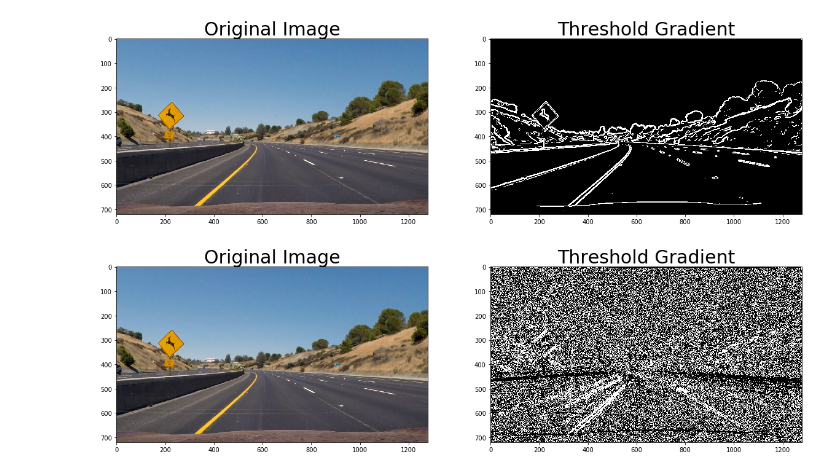
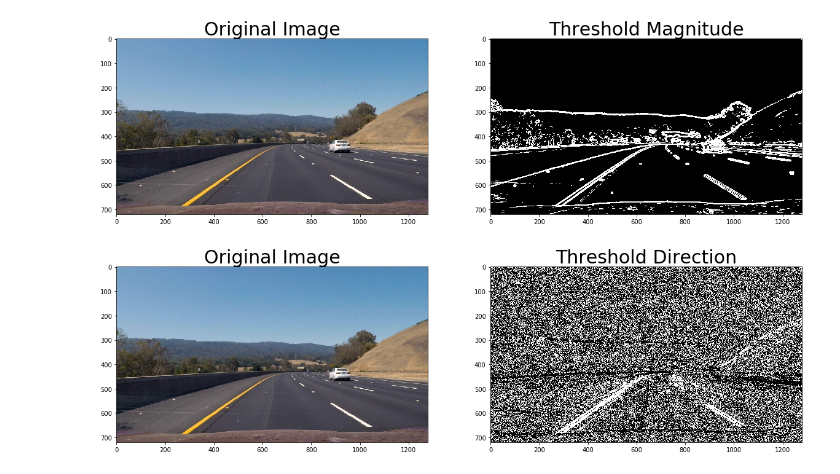
Before and after one commit to nguyenbuiUCSD/Advanced-Lane-Finding, a Jupyter notebook: lane_finder/test_lane_finder.ipynb, the cells around one changed output. Saved outputs shown, nothing was run; the diff lists cells and outputs as text; code cells hidden in the pictures.

```diff
--- a/lane_finder/test_lane_finder.ipynb
+++ b/lane_finder/test_lane_finder.ipynb
@@ -11,0 +7,3 @@ Done ...
+# %%
+lanefinder = Lanefinder()
+image = mpimg.imread("../test_images/test1.jpg")
@@ -12,24 +35,22 @@ Done ...
 # %%
-image = mpimg.imread("../test_images/test2.jpg")
-image_threshold_gradient=lanefinder.magnitude_threshold(image, sobel_kernel=15, magnitude_threshold=(50, 200))
+mag_binary=lanefinder.magnitude_threshold(image, sobel_kernel=15, magnitude_threshold=(20, 200))
 #Plot
 f, (ax11, ax12) = plt.subplots(1, 2, figsize=(20,10))
 ax11.imshow(image)
 ax11.set_title('Original Image', fontsize=30)
-ax12.imshow(image_threshold_gradient, cmap='gray')
-ax12.set_title('Threshold Gradient', fontsize=30)
+ax12.imshow(mag_binary, cmap='gray')
+ax12.set_title('Threshold Magnitude', fontsize=30)
 plt.show()
 # %% [output]
-[figure, old version]
+[figure, new version]
 # %%
-image = mpimg.imread("../test_images/test2.jpg")
-image_threshold_gradient=lanefinder.direction_threshold(image, sobel_kernel=3, direction_threshold=(0.7, 1.3))
+dir_binary=lanefinder.direction_threshold(image, sobel_kernel=9, direction_threshold=(0.7, 1.3))
 #Plot
 f, (ax11, ax12) = plt.subplots(1, 2, figsize=(20,10))
 ax11.imshow(image)
 ax11.set_title('Original Image', fontsize=30)
-ax12.imshow(image_threshold_gradient, cmap='gray')
-ax12.set_title('Threshold Gradient', fontsize=30)
+ax12.imshow(dir_binary, cmap='gray')
+ax12.set_title('Threshold Direction', fontsize=30)
 plt.show()
 # %% [output]
-[figure, old version]
+[figure, new version]
```
Also changed, not shown: parts of 7 cells of this notebook, 1 other file.
